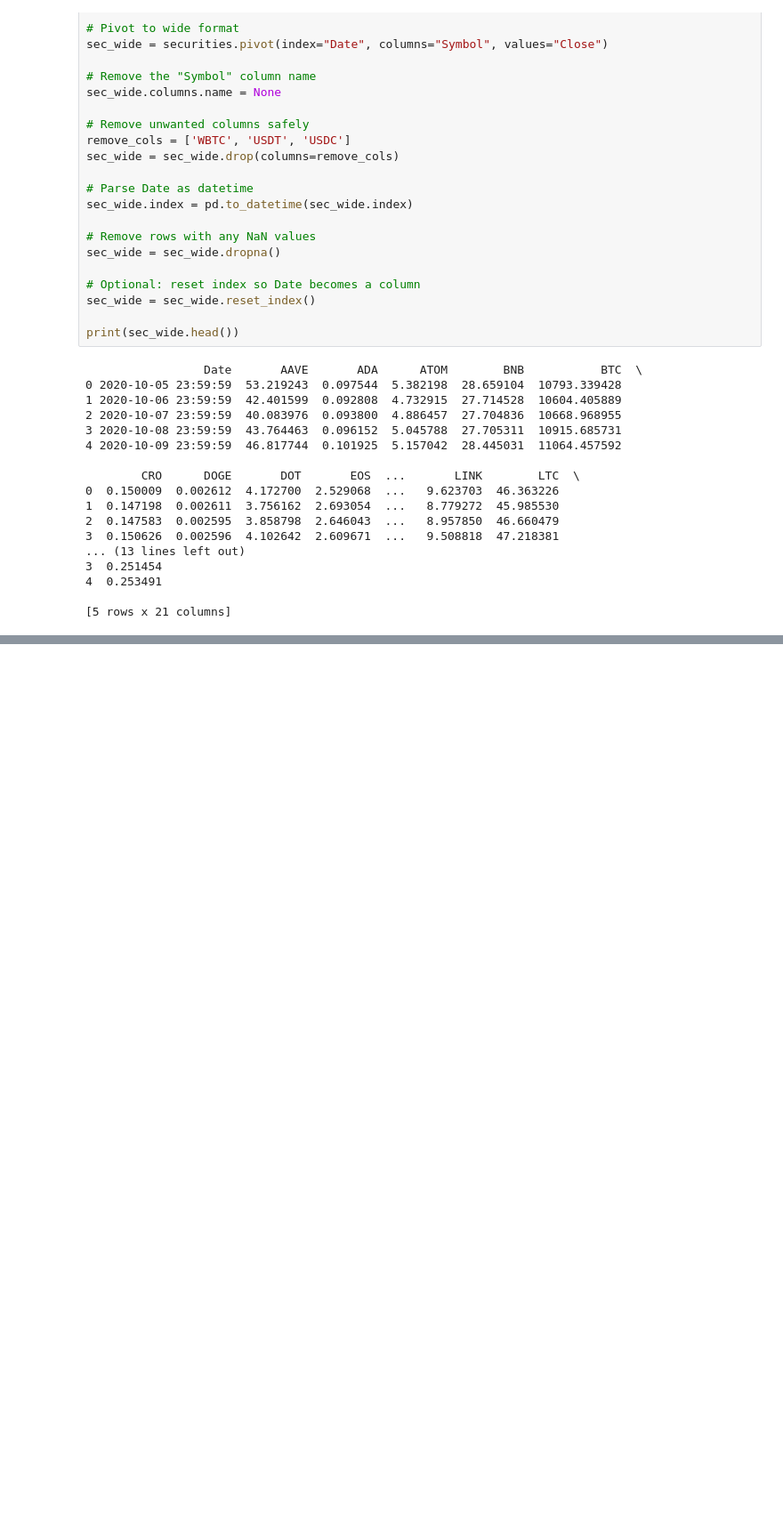
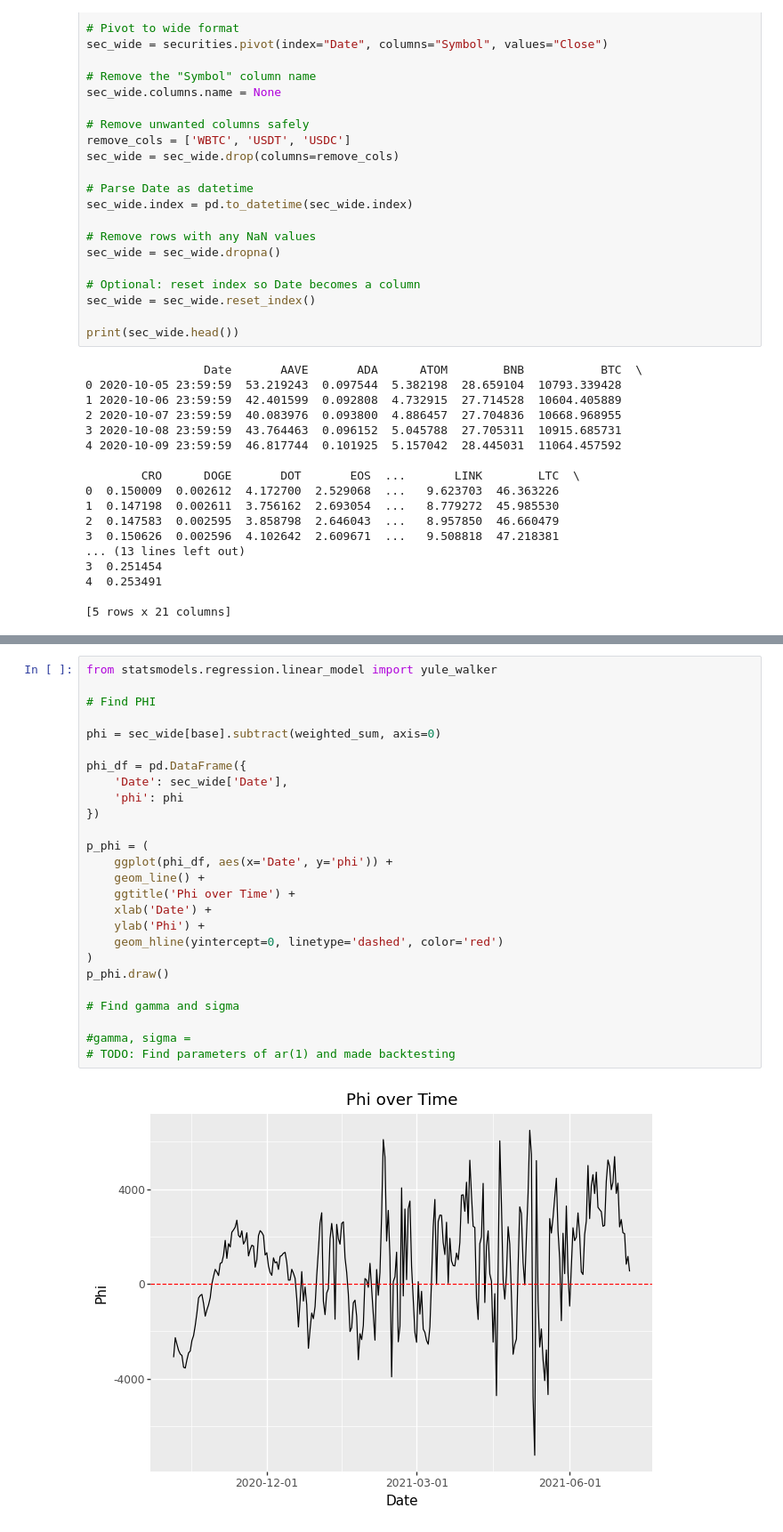
Before and after one commit to psmith2003/Synthetic-Statistical-Arbitrage, a Jupyter notebook: gradient_weights.ipynb, the cells around one changed output, grey strips where cells are left out. Shown at 89% size. Drawn from its saved outputs; the diff is of its cells as text; blank space fills up the shorter version.

```diff
--- a/gradient_weights.ipynb
+++ b/gradient_weights.ipynb
@@ -256,0 +292,28 @@ p.draw()
+# %%
+from statsmodels.regression.linear_model import yule_walker
+
+# Find PHI
+
+phi = sec_wide[base].subtract(weighted_sum, axis=0)
+
+phi_df = pd.DataFrame({
+    'Date': sec_wide['Date'],
+    'phi': phi
+})
+
+p_phi = (
+    ggplot(phi_df, aes(x='Date', y='phi')) +
+    geom_line() +
+    ggtitle('Phi over Time') +
+    xlab('Date') +
+    ylab('Phi') +
+    geom_hline(yintercept=0, linetype='dashed', color='red')
+)
+p_phi.draw()
+
+# Find gamma and sigma
+
+#gamma, sigma =
+# TODO: Find parameters of ar(1) and made backtesting
+# %% [output]
+[figure, added]
```
Also changed, not shown: parts of 10 cells of this notebook.
